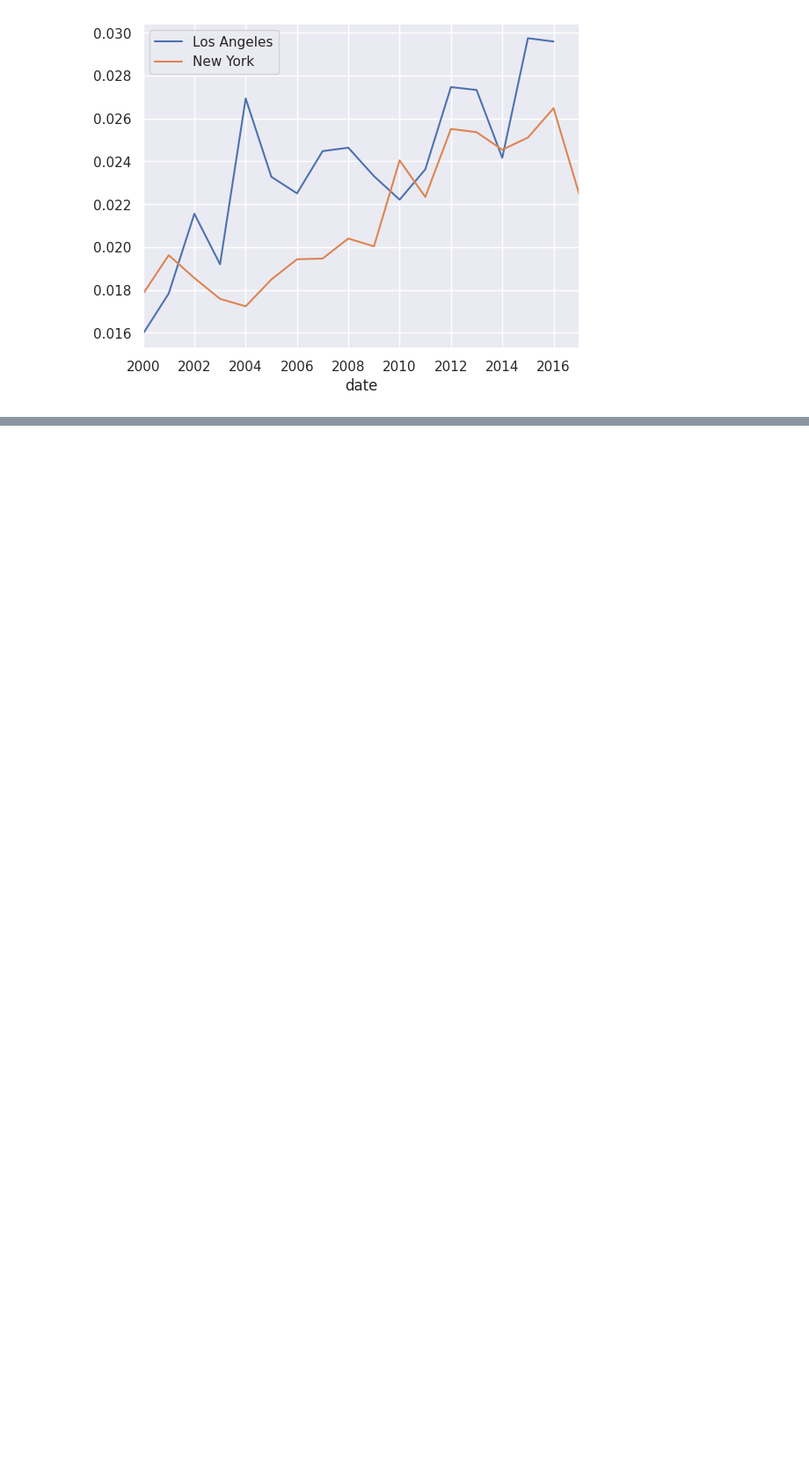
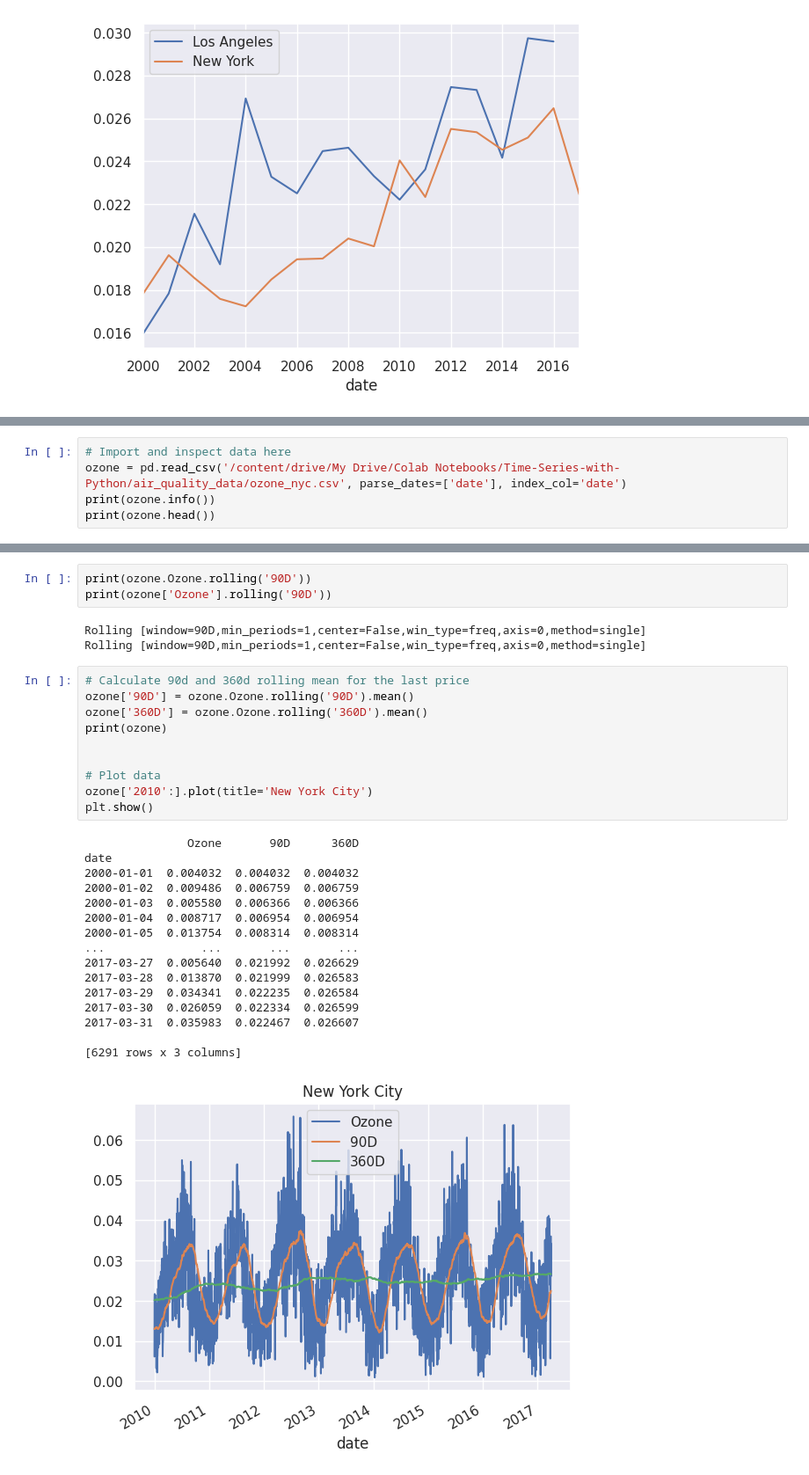
Before and after one commit to MeghanGH/time-series-with-python, a Jupyter notebook: Manipulating_time_series_data_in_python.ipynb, the cells around one changed output, grey strips where cells are left out. Shown at 88% size. Drawn from its saved outputs; the diff is of its cells as text; blank space fills up the shorter version.

```diff
--- a/Manipulating_time_series_data_in_python.ipynb
+++ b/Manipulating_time_series_data_in_python.ipynb
@@ -745,0 +866,5 @@ None
+# %%
+# Import and inspect data here
+ozone = pd.read_csv('/content/drive/My Drive/Colab Notebooks/Time-Series-with-Python/air_quality_data/ozone_nyc.csv', parse_dates=['date'], index_col='date')
+print(ozone.info())
+print(ozone.head())
@@ -745,0 +913,33 @@ None
+# %%
+print(ozone.Ozone.rolling('90D'))
+print(ozone['Ozone'].rolling('90D'))
+# %% [output]
+Rolling [window=90D,min_periods=1,center=False,win_type=freq,axis=0,method=single]
+Rolling [window=90D,min_periods=1,center=False,win_type=freq,axis=0,method=single]
+# %%
+# Calculate 90d and 360d rolling mean for the last price
+ozone['90D'] = ozone.Ozone.rolling('90D').mean()
+ozone['360D'] = ozone.Ozone.rolling('360D').mean()
+print(ozone)
+
+
+# Plot data
+ozone['2010':].plot(title='New York City')
+plt.show()
+# %% [output]
+               Ozone       90D      360D
+date
+2000-01-01  0.004032  0.004032  0.004032
+2000-01-02  0.009486  0.006759  0.006759
+2000-01-03  0.005580  0.006366  0.006366
+2000-01-04  0.008717  0.006954  0.006954
+2000-01-05  0.013754  0.008314  0.008314
+...              ...       ...       ...
+2017-03-27  0.005640  0.021992  0.026629
+2017-03-28  0.013870  0.021999  0.026583
+2017-03-29  0.034341  0.022235  0.026584
+2017-03-30  0.026059  0.022334  0.026599
+2017-03-31  0.035983  0.022467  0.026607
+
+[6291 rows x 3 columns]
+[figure, added]
```
Also changed, not shown: parts of 14 cells of this notebook.
